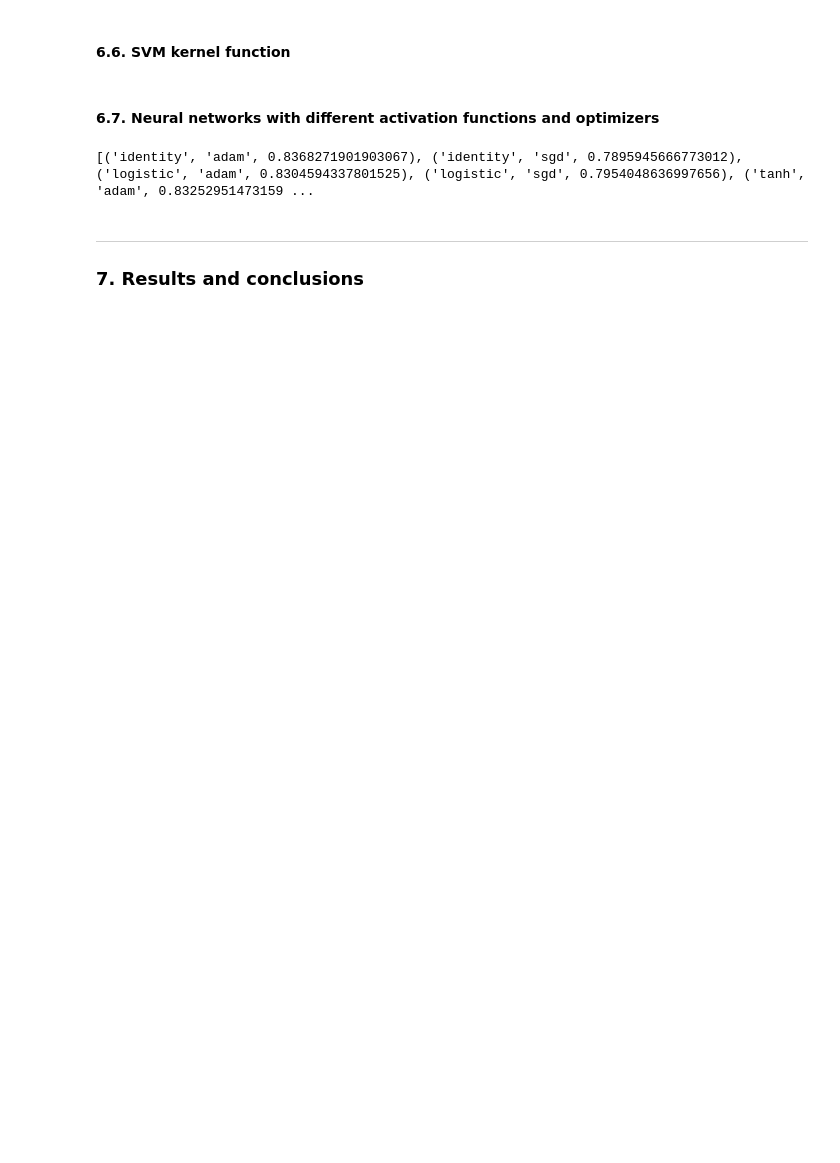
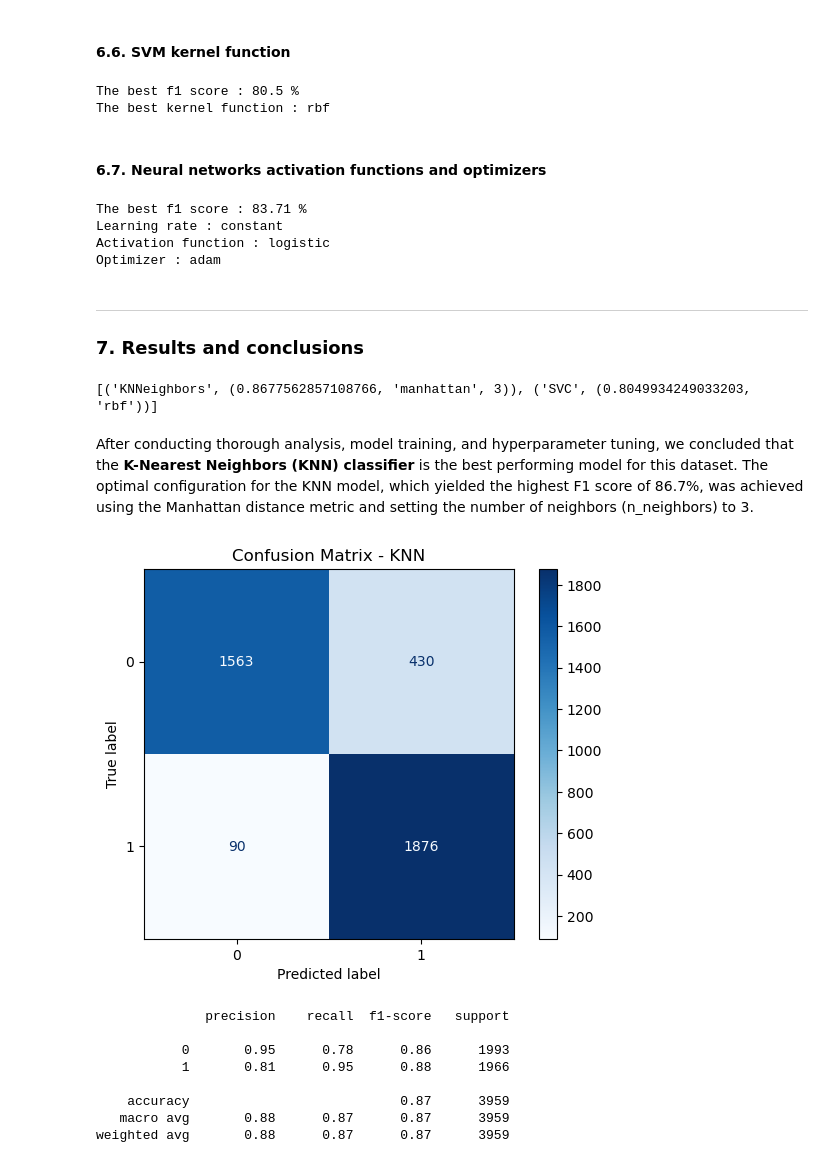
Before and after one commit to LuisDu902/MLChurnPrediction, a Jupyter notebook: project/src/project.ipynb, the cells around one changed output. Saved outputs shown, nothing was run; the diff lists cells and outputs as text; code cells hidden in the pictures; blank space fills up the shorter version.

```diff
--- a/project/src/project.ipynb
+++ b/project/src/project.ipynb
@@ -586,26 +626,80 @@ It's quite evident that the results of a model trained on imbalanced datasets ar
 # %% [markdown]
 #### 6.6. SVM kernel function
+# %%
+kernels = ['linear', 'poly', 'rbf', 'sigmoid']
+results = []
+
+for kernel in kernels:
+    svc_classifier = SVC(kernel=kernel, random_state=1)
+    svc_classifier.fit(training_inputs, training_classes)
+    predictions = svc_classifier.predict(testing_inputs)
+    f1 = f1_score(testing_classes, predictions, average='weighted')
+    results.append((f1, kernel))
+
+best = max(results, key=lambda x: x[0])
+best_results.append(("SVC", best[0]))
+print("The best f1 score :", round(best[0] * 100, 2), "%")
+print("The best kernel function :", best[1])
+# %% [output]
+The best f1 score : 80.5 %
+The best kernel function : rbf
 # %% [markdown]
-#### 6.7. Neural networks with different activation functions and optimizers
+#### 6.7. Neural networks activation functions and optimizers
 # %%
-activations = ['identity', 'logistic', 'tanh', 'relu']
+activations = ['logistic', 'tanh', 'relu']
 optimizers = ['adam', 'sgd']
-learning_rates = [0.001, 0.01, 0.1]
+learning_rates = ['constant', 'adaptive']
 results = []
 
 for learning_rate in learning_rates:
     for activation in activations:
         for optimizer in optimizers:
-            mlp_classifier = MLPClassifier(learning_rate=learning_rate, solver=optimizer, max_iter=1000)
+            mlp_classifier = MLPClassifier(learning_rate=learning_rate, solver=optimizer, max_iter=1000,  random_state=1)
             mlp_classifier.fit(training_inputs, training_classes)
             predictions = mlp_classifier.predict(testing_inputs)
             f1 = f1_score(testing_classes, predictions, average='weighted')
-            results.append((learning_rate, activation, optimizer, f1))
+            results.append((f1, learning_rate, activation, optimizer))
 
-print(results)
+best = max(results, key=lambda x: x[0])
+best_results.append(("Neural Network", best[0]))
+print("The best f1 score :", round(best[0] * 100, 2), "%")
+print("Learning rate :", best[1])
+print("Activation function :", best[2])
+print("Optimizer :", best[3])
 # %% [output]
-[('identity', 'adam', 0.8368271901903067), ('identity', 'sgd', 0.7895945666773012), ('logistic', 'adam', 0.8304594337801525), ('logistic', 'sgd', 0.7954048636997656), ('tanh', 'adam', 0.83252951473159 ...
+The best f1 score : 83.71 %
+Learning rate : constant
+Activation function : logistic
+Optimizer : adam
 # %% [markdown]
 -----
 
 ### 7. Results and conclusions
+# %%
+print(best_results)
+# %% [output]
+[('KNNeighbors', (0.8677562857108766, 'manhattan', 3)), ('SVC', (0.8049934249033203, 'rbf'))]
+# %% [markdown]
+After conducting thorough analysis, model training, and hyperparameter tuning, we concluded that the **K-Nearest Neighbors (KNN) classifier** is the best performing model for this dataset. The optimal configuration for the KNN model, which yielded the highest F1 score of 86.7%, was achieved using the Manhattan distance metric and setting the number of neighbors (n_neighbors) to 3.
+# %%
+knn_classifier = KNeighborsClassifier(metric="manhattan", n_neighbors=3)
+knn_classifier.fit(training_inputs, training_classes)
+predictions = knn_classifier.predict(testing_inputs)
+
+cm = confusion_matrix(testing_classes, predictions)
+disp = ConfusionMatrixDisplay(confusion_matrix=cm)
+disp.plot(cmap=plt.cm.Blues)
+plt.title('Confusion Matrix - KNN')
+plt.show()
+
+print(classification_report(testing_classes, predictions))
+# %% [output]
+[figure, added]
+              precision    recall  f1-score   support
+
+           0       0.95      0.78      0.86      1993
+           1       0.81      0.95      0.88      1966
+
+    accuracy                           0.87      3959
+   macro avg       0.88      0.87      0.87      3959
+weighted avg       0.88      0.87      0.87      3959
```
Also changed, not shown: parts of 9 cells of this notebook.
